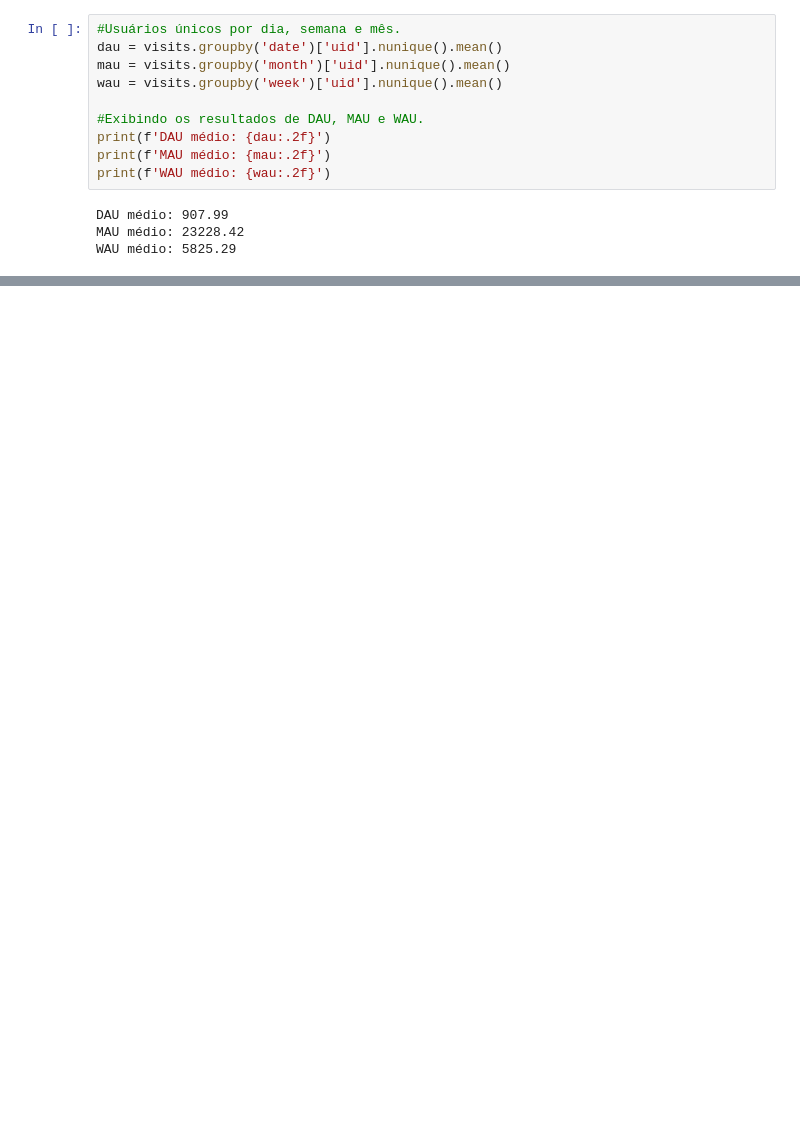
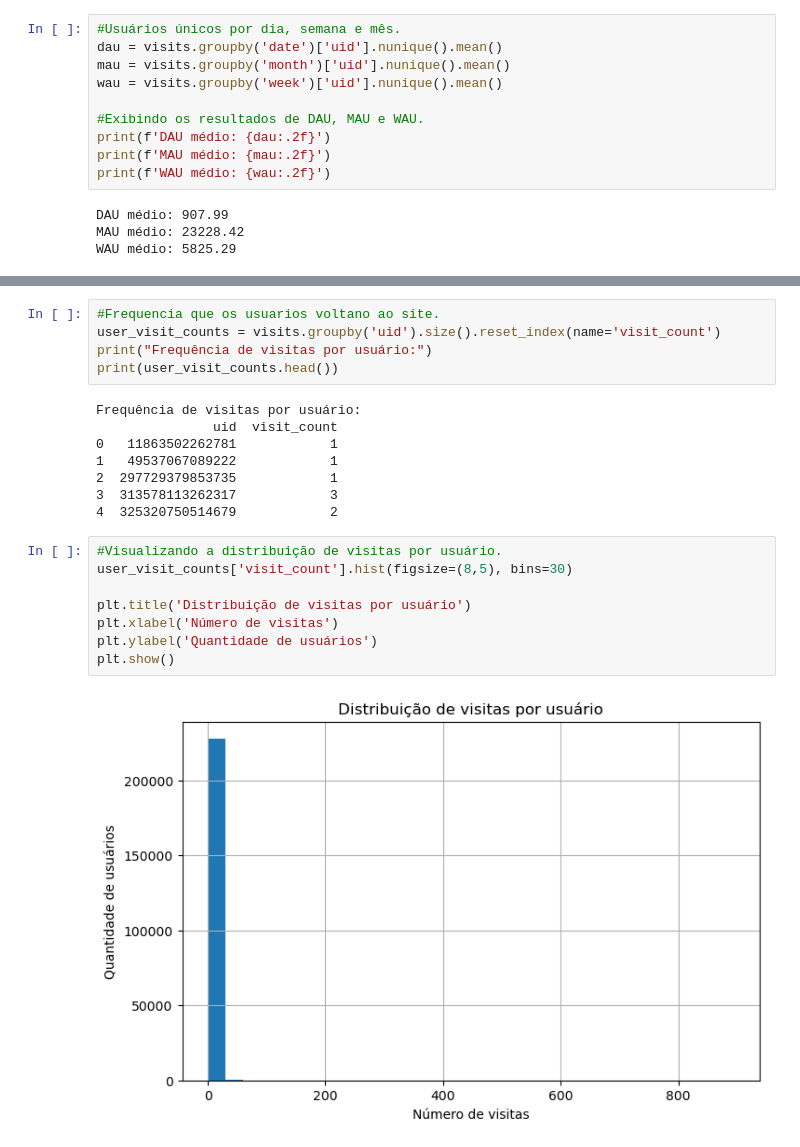
Before and after one commit to carinelit/Projeto-Sprint-8---An-lise-de-N-gocio-, a Jupyter notebook: Projeto Sprint 8.ipynb, the cells around one changed output, grey strips where cells are left out. Cells and saved outputs as stored; diff of their text form; blank space fills up the shorter version.

```diff
--- a/Projeto Sprint 8.ipynb
+++ b/Projeto Sprint 8.ipynb
@@ -182,0 +232,23 @@ Dia 1: 2.6% | 7d: 6.4% | 30d: 11.0%
+# %%
+#Frequencia que os usuarios voltano ao site.
+user_visit_counts = visits.groupby('uid').size().reset_index(name='visit_count')
+print("Frequência de visitas por usuário:")
+print(user_visit_counts.head())
+# %% [output]
+Frequência de visitas por usuário:
+               uid  visit_count
+0   11863502262781            1
+1   49537067089222            1
+2  297729379853735            1
+3  313578113262317            3
+4  325320750514679            2
+# %%
+#Visualizando a distribuição de visitas por usuário.
+user_visit_counts['visit_count'].hist(figsize=(8,5), bins=30)
+
+plt.title('Distribuição de visitas por usuário')
+plt.xlabel('Número de visitas')
+plt.ylabel('Quantidade de usuários')
+plt.show()
+# %% [output]
+[figure, added]
```
Also changed, not shown: parts of 13 cells of this notebook.
